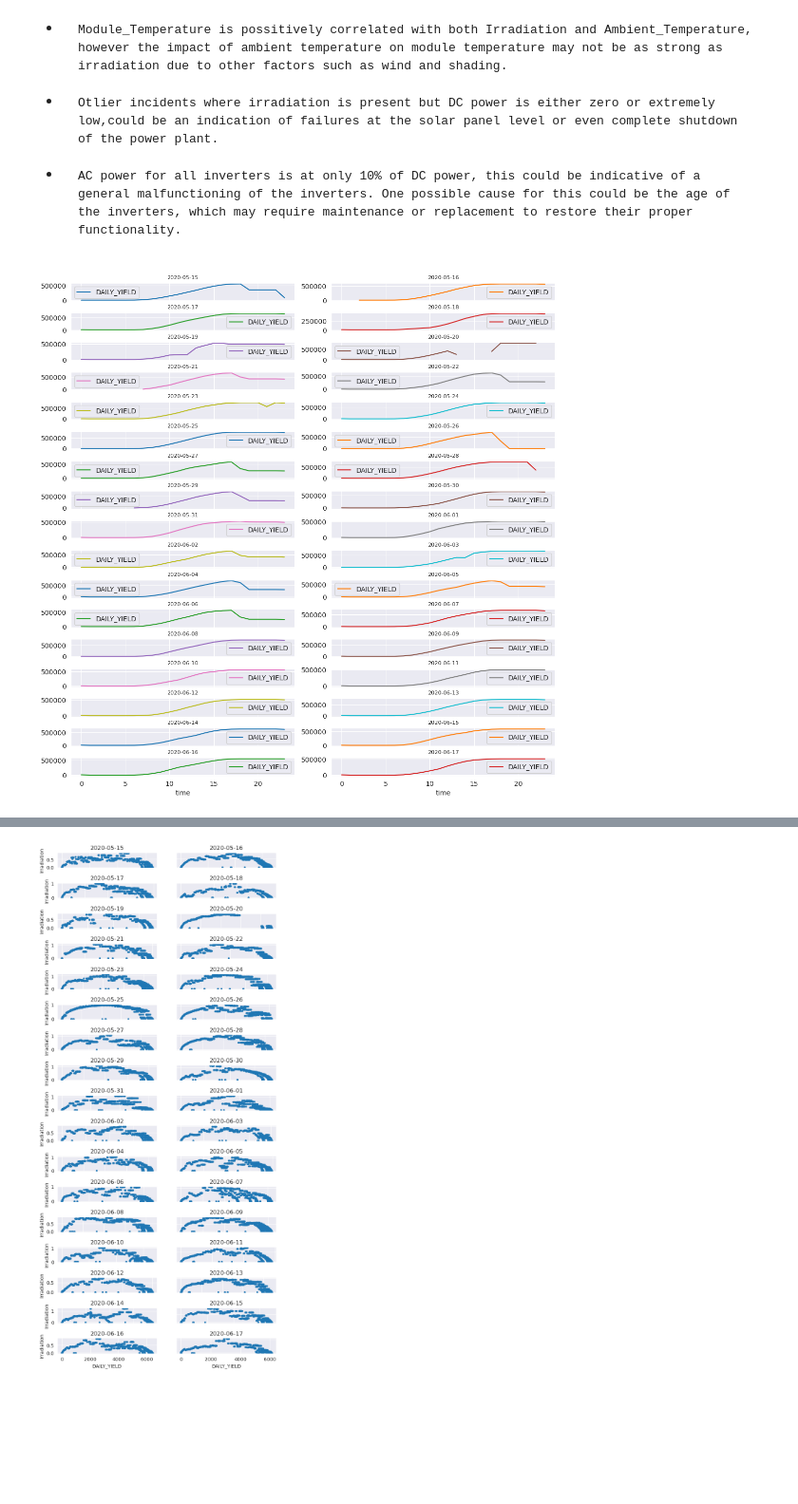
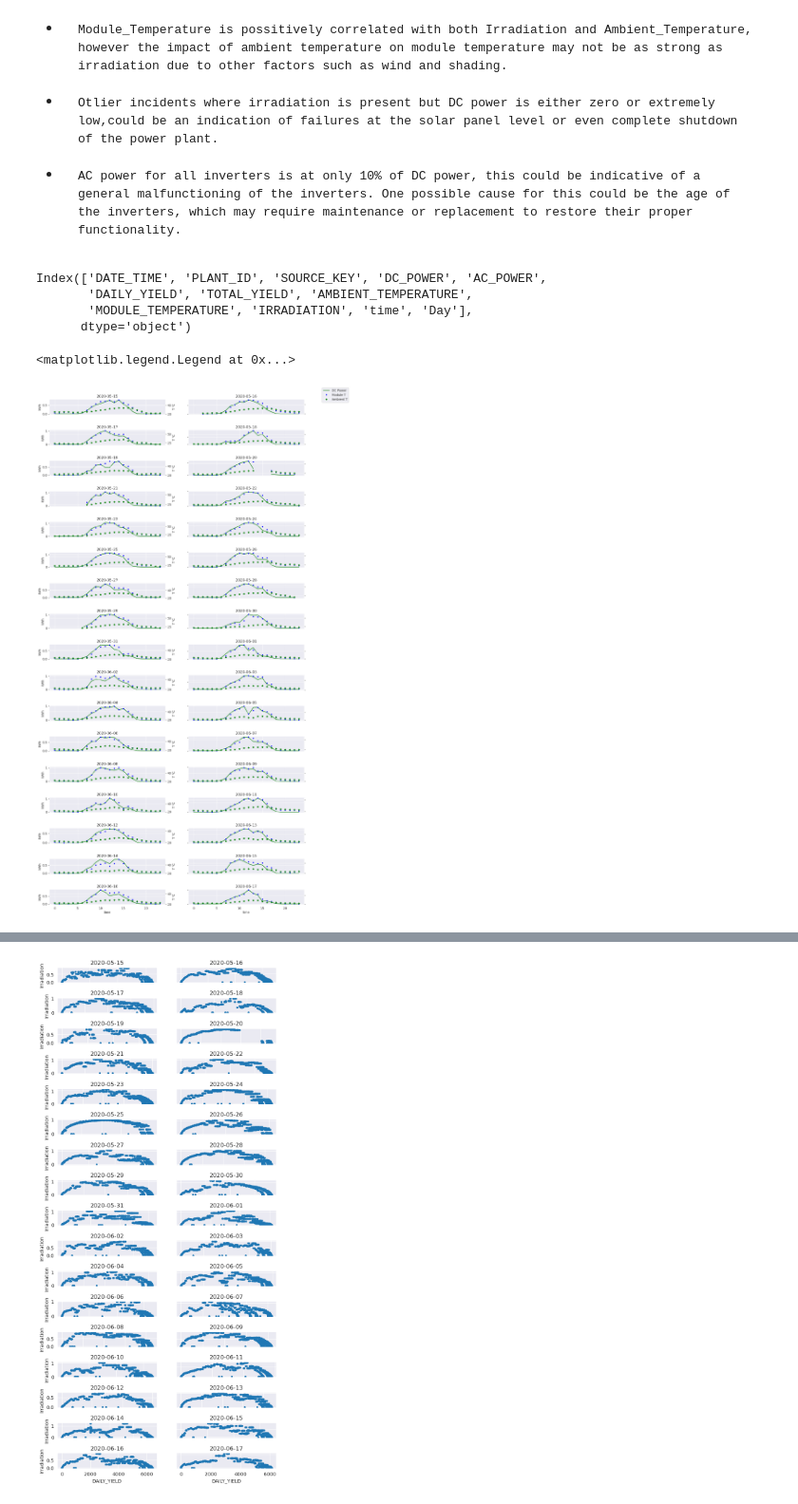
Before and after one commit to sedimir/SediMir, a Jupyter notebook: solar-power-generation.ipynb, the cells around one changed output, grey strips where cells are left out. Shown at 95% size. Saved outputs shown, nothing was run; the diff lists cells and outputs as text; code cells hidden in the pictures; blank space fills up the shorter version.

Commit message:
Kaggle Notebook | Using Data Analytics to Manage a Solar Power Plant | Version 15

```diff
--- a/solar-power-generation.ipynb
+++ b/solar-power-generation.ipynb
@@ -223,15 +223,41 @@ sns.pairplot(gen_sen[['DC_POWER', 'AC_POWER','DAILY_YIELD', 'MODULE_TEMPERATURE'
 # %%
 gen_sen['time']= gen_sen.DATE_TIME.dt.hour
 gen_sen['Day']= gen_sen.DATE_TIME.dt.date
-# %%
-cols=gen_sen.groupby(['time','Day'])['DAILY_YIELD'].sum().unstack()
-ax =cols.plot(sharex=True,subplots=True,layout=(17,2),figsize=(11,11))
-plt.tight_layout(pad=1)
-i=0
-for a in range(len(ax)):
-    for b in range(len(ax[a])):
-        ax[a,b].set_title(cols.columns[i],size=8)
-        ax[a,b].legend(['DAILY_YIELD'])
-        i=i+1
-# %% [output]
-[figure, removed]
+# %%
+gen_sen.columns
+# %% [output]
+Index(['DATE_TIME', 'PLANT_ID', 'SOURCE_KEY', 'DC_POWER', 'AC_POWER',
+       'DAILY_YIELD', 'TOTAL_YIELD', 'AMBIENT_TEMPERATURE',
+       'MODULE_TEMPERATURE', 'IRRADIATION', 'time', 'Day'],
+      dtype='object')
+# %%
+days=gen_sen.Day.unique()
+cols1=gen_sen.groupby(['time','Day'])['DC_POWER'].sum().unstack()/1000000
+cols2=gen_sen.groupby(['time','Day'])['MODULE_TEMPERATURE'].mean().unstack()
+cols3=gen_sen.groupby(['time','Day'])['AMBIENT_TEMPERATURE'].mean().unstack()
+# %%
+f, ax = plt.subplots(17, 2, figsize=(15, 30), sharex=True)
+f.subplots_adjust(hspace=1)
+
+i = 0
+handles,labels=[],[]
+
+for a in range(0, 17):
+    for b in range(0, 2):
+        ax1 = ax[a, b]
+        ax2 = ax1.twinx()
+        cols1.plot(sharex=True,sharey=True, y=cols1.columns[i], color='green', ax=ax1, legend=False, label='DC POWER')
+        cols2.plot(sharex=True,sharey=True, y=cols2.columns[i], style='b.', ax=ax2, legend=False, label='Module T')
+        cols3.plot(sharex=True,sharey=True, y=cols3.columns[i], style='g*', ax=ax2, legend=False, label='Ambient T')
+        ax1.set_title(days[i])
+        ax1.set_xlabel('time')
+        ax1.set_ylabel('kWh')
+        ax2.set_ylabel('T \u2103')
+        ax1.label_outer()
+        i += 1
+
+handles, labels=[ax1.lines[0],ax2.lines[0],ax2.lines[1]],['DC Power','Module T','Ambient T']
+f.legend(handles,labels,bbox_to_anchor=(1.04,0.90))
+# %% [output]
+<matplotlib.legend.Legend at 0x...>
+[figure, added]
```
Also changed, not shown: parts of 1 cell of this notebook.
